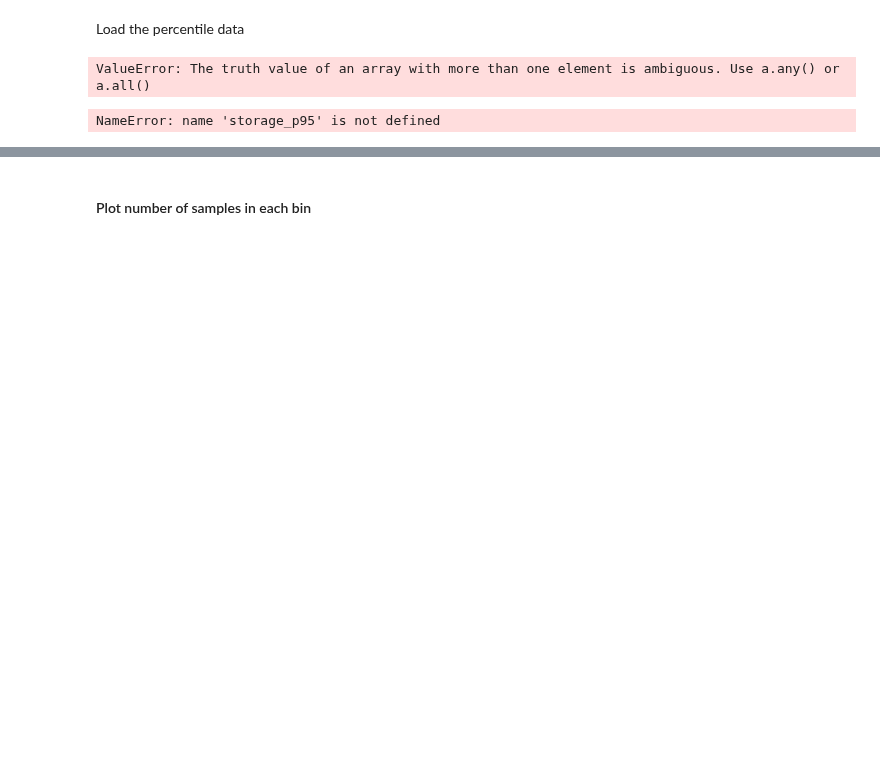
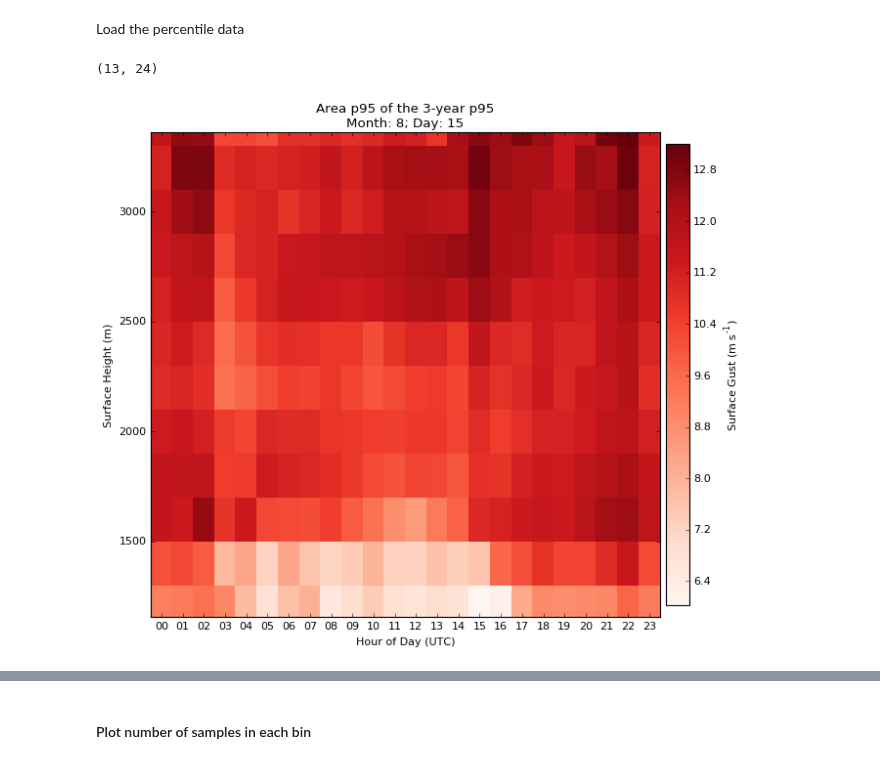
Before and after one commit to blaylockbk/pyBKB_v2, a Jupyter notebook: OpenScienceGrid/OSG_by_elevation_DAYHOURS_DOMAIN.ipynb, the cells around one changed output, grey strips where cells are left out. Drawn from its saved outputs; the diff is of its cells as text; code cells hidden in the pictures; blank space fills up the shorter version.

```diff
--- a/OpenScienceGrid/OSG_by_elevation_DAYHOURS_DOMAIN.ipynb
+++ b/OpenScienceGrid/OSG_by_elevation_DAYHOURS_DOMAIN.ipynb
@@ -136,16 +153,22 @@ print np.shape(storage_p95)
 # %% [markdown]
 Load the percentile data
 # %%
-month = 8
+## month = 8
 day = 15
 
 STAT = 'p95'
 
-var = 'REFC:entire'
+var = 'GUST:surface'
 variable = var.replace(':', '_').replace(' ', '_')
 varSAVE = var.replace(':', '').replace(' ', '')
 
 
+# ==============================================================
+if var == 'GUST:surface':
+    cmap = 'Reds'
+    cblabel = r'Surface Gust (m s$\mathregular{^{-1}}$)'
+    vmax = 23
+    vmin = 0
 if var == 'UVGRD:10 m':
     cmap = 'Blues'
     cblabel = r'10 m Wind Speed (m s$\mathregular{^{-1}}$)'
@@ -174,6 +197,7 @@ elif var == 'REFC:entire':
     cblabel = 'Composite Reflectivity (dBZ)'
     vmax = 40
     vmin = -10
+# ==============================================================
 
 # open the file for each hour
 for hour in range(0, 24):
@@ -183,19 +207,23 @@ for hour in range(0, 24):
 
     with h5py.File(FILE, 'r') as f:
         if var == 'TMP:2 m' or var == 'DPT:2 m':
-            p95 = f[STAT][D].value - 273.15
+            p95 = f[STAT][:][D] - 273.15
         else:
-            p95 = f[STAT][D].value
+            p95 = f[STAT][:][D]
 
     # Loop through each elevation section
     for i in range(len(HGT_bins)-1):
-        pixels_in_bin = np.logical_and(H['value'] > HGT_bins[i], H['value'] <= HGT_bins[i+1])
+        pixels_in_bin = np.logical_and(HGTS > HGT_bins[i], HGTS <= HGT_bins[i+1])
 
         p95_bin = p95
         p95_bin = np.ma.array(p95_bin)
         p95_bin[pixels_in_bin == False] = np.ma.masked
 
-        area_per = np.percentile(p95[pixels_in_bin], [95])
+        if np.sum(pixels_in_bin)>0:
+            area_per = np.percentile(p95[pixels_in_bin], [95])
+        else:
+            area_per = [None]
+
 
         storage_p95[i, hour] = area_per[0]
         storage_samples[i, hour] = np.sum(pixels_in_bin)
@@ -203,30 +231,32 @@ for hour in range(0, 24):
         if hour == -1:
             plt.figure(i)
             m.drawcoastlines()
-            m.pcolormesh(lon, lat, p95_bin,
+            m.drawstates()
+            m.drawcoastlines()
+            m.pcolormesh(LONS, LATS, p95_bin,
                          cmap='viridis',
                          vmax=20, vmin=0,
                          latlon=True)
-            plt.title('Elevation Bin:%.2f-%.2f\nSamples:%s p50=%s, p95=%s Mean:%s' % (HGT_bins[i], HGT_bins[i+1], np.sum(pixels_in_bin), area_per[0], area_per[1], np.mean(p95_bin)))
+            plt.title('Elevation Bin:%.2f-%.2f\nSamples:%s p95=%s' % (HGT_bins[i], HGT_bins[i+1], np.sum(pixels_in_bin), area_per[0]))
             plt.savefig('./figs/elev_bin_%02d' % (i))
-# %% [output]
-ValueError: The truth value of an array with more than one element is ambiguous. Use a.any() or a.all()
 # %%
 print np.shape(storage_p95)
 plt.title('Area p95 of the 3-year p95\nMonth: %s; Day: %02d' % (month, day))
 plt.pcolormesh(range(0,25), HGT_bins, storage_p95,
                cmap=cmap,
-               vmax=vmax,
-               vmin=vmin)
+               #vmax=vmax,
+               #vmin=vmin
+              )
 cb = plt.colorbar(orientation='vertical', pad=0.01, shrink=.95)
 cb.set_label(cblabel)
 
 plt.ylim([HGT_bins[0], HGT_bins[-1]])
 plt.ylabel('Surface Height (m)')
 plt.xlabel('Hour of Day (UTC)')
 plt.xlim([0, 24])
 t = plt.xticks(np.arange(0.5,24,1), ['%02d' % h for h in range(0,24)])
 
-plt.savefig('./figs/HRRR_%s_p95ofp95_m%02d_d%02d_HOURS' % (varSAVE, month, day))
+plt.savefig('./figs/%s_HRRR_%s_p95ofp95_m%02d_d%02d_HOURS' % (name, varSAVE, month, day))
 # %% [output]
-NameError: name 'storage_p95' is not defined
+(13, 24)
+[figure, added]
```
Also changed, not shown: parts of 11 cells of this notebook, 32 other files.
